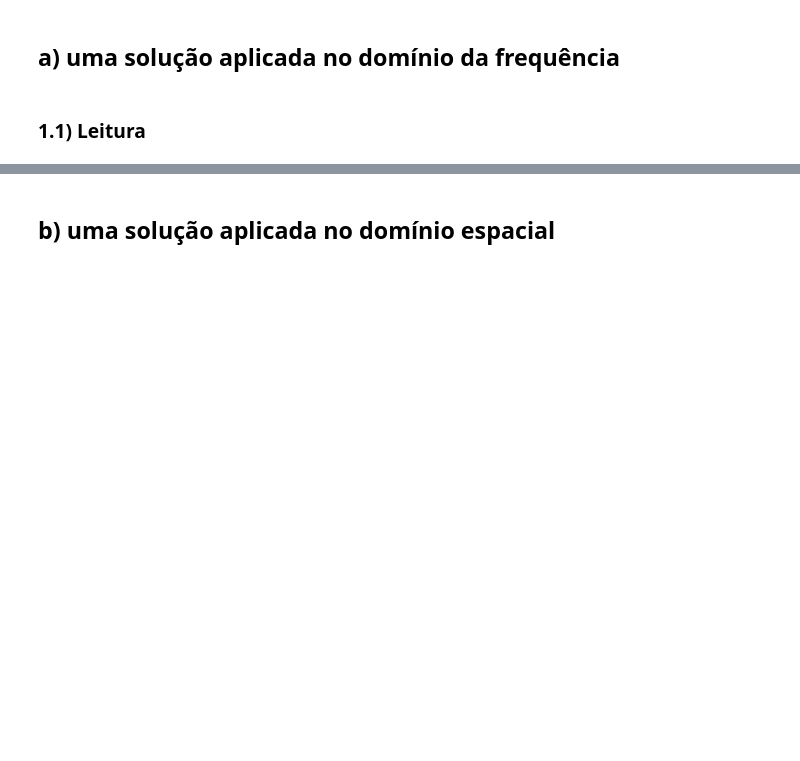
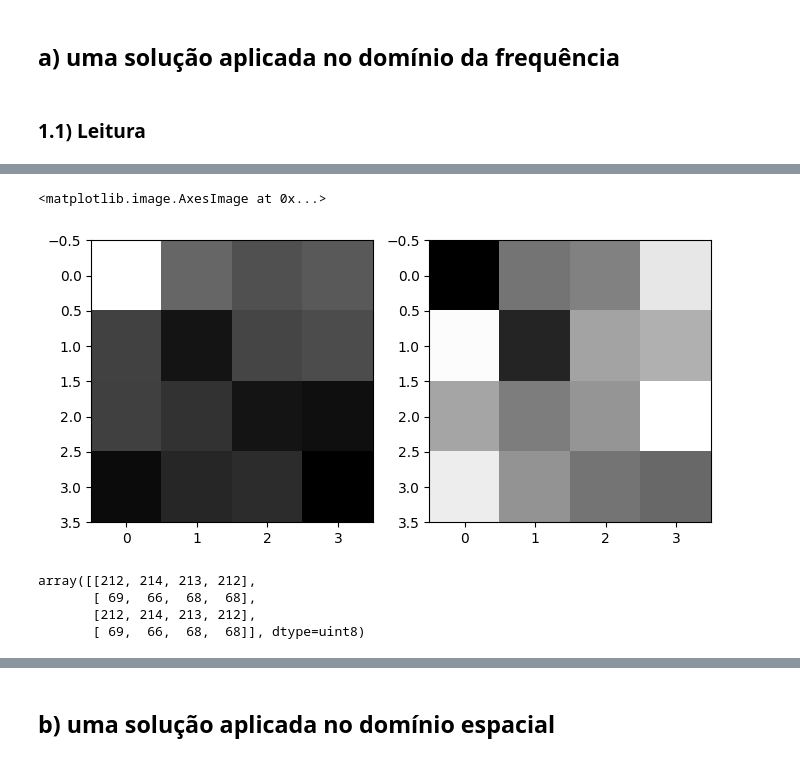
Before and after one commit to Manuelfjr/pdi, a Jupyter notebook: notebooks/03_atv02_code_q09.ipynb, the cells around one changed output, grey strips where cells are left out. Drawn from its saved outputs; the diff is of its cells as text; code cells hidden in the pictures; blank space fills up the shorter version.

```diff
--- a/notebooks/03_atv02_code_q09.ipynb
+++ b/notebooks/03_atv02_code_q09.ipynb
@@ -54,0 +70,14 @@ plt.show()
+# %%
+fig, ax = plt.subplots(1, 2, figsize=(8, 4))
+ax[0].imshow(fourier["cameraman"]["spectrum"][:4, :4], cmap='gray')
+ax[1].imshow(fourier["cameraman_pattern"]["spectrum"][:4, :4], cmap='gray')
+# %% [output]
+<matplotlib.image.AxesImage at 0x...>
+[figure, added]
+# %%
+imgs["cameraman_pattern"][:4, :4]
+# %% [output]
+array([[212, 214, 213, 212],
+       [ 69,  66,  68,  68],
+       [212, 214, 213, 212],
+       [ 69,  66,  68,  68]], dtype=uint8)
```
Also changed, not shown: parts of 18 cells of this notebook, 6 other files.
